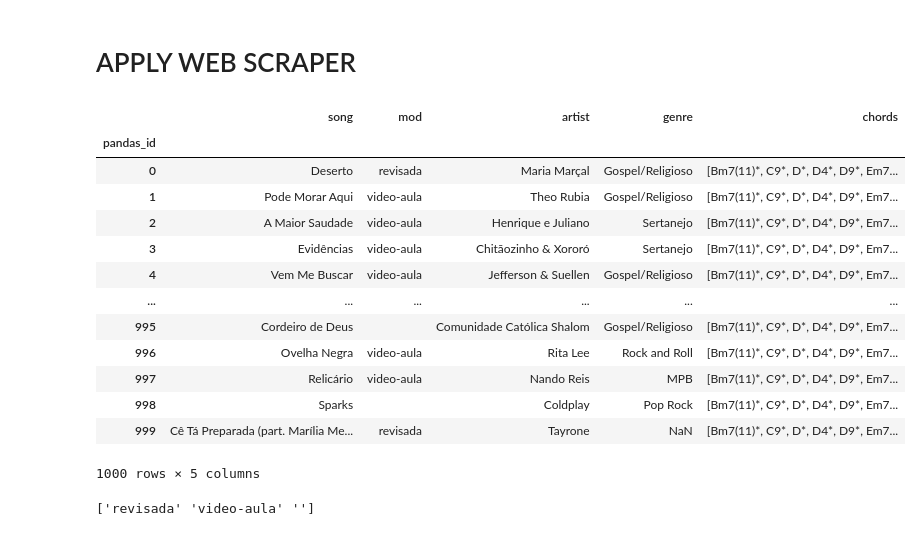
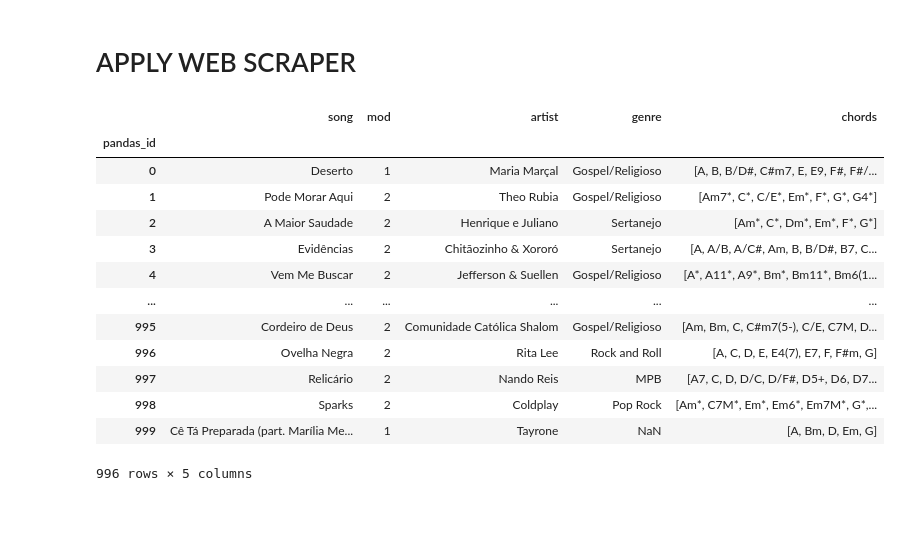
Before and after one commit to JosueFidelis/cinfra-club, a Jupyter notebook: web scraper/scraper.ipynb, the cells around one changed output. Cells and saved outputs as stored; diff of their text form; code cells hidden in the pictures.

Commit message:
fix all musics had the same chords

```diff
--- a/web scraper/scraper.ipynb
+++ b/web scraper/scraper.ipynb
@@ -150,7 +150,7 @@ def get_url(artist_url, song_name_url):
     return song_url
 # %%
 def get_chords(artist_url, song_name_url):
-    r = requests.get(get_url("henrique-e-juliano", "cidade-vizinha"))
+    r = requests.get(get_url(artist_url, song_name_url))
     c = r.content
     soup = BeautifulSoup(c, "html.parser")
     chords = soup.find_all("div", {"class":"chordWrapper"})
@@ -164,27 +164,36 @@ def get_chords(artist_url, song_name_url):
 # %%
 df["chords"] = df.apply(lambda dr: get_chords(dr.url_artist, dr.url_song), axis=1)
 # %%
+def encodeMod (mod):
+    if mod == 'video aula':
+        return 0
+    elif mod == 'revisada':
+        return 1
+    else:
+         return 2
+
+
 df.drop(columns=["genre.url", "url_artist", "url_song"], inplace=True)
 
 df.rename(columns={"name_song": "song", "name_artist": "artist", "genre.name": "genre"}, inplace=True)
 
+df['mod'] = df['mod'].map(encodeMod)
+
+df = df[df['chords'].map(lambda d: len(d)) > 0]
+
 df
 # %% [output]
 |  | song | mod | artist | genre | chords |
 | pandas_id |  |  |  |  |  |
-| 0 | Deserto | revisada | Maria Marçal | Gospel/Religioso | [Bm7(11)*, C9*, D*, D4*, D9*, Em7... |
-| 1 | Pode Morar Aqui | video-aula | Theo Rubia | Gospel/Religioso | [Bm7(11)*, C9*, D*, D4*, D9*, Em7... |
-| 2 | A Maior Saudade | video-aula | Henrique e Juliano | Sertanejo | [Bm7(11)*, C9*, D*, D4*, D9*, Em7... |
-| 3 | Evidências | video-aula | Chitãozinho & Xororó | Sertanejo | [Bm7(11)*, C9*, D*, D4*, D9*, Em7... |
-| 4 | Vem Me Buscar | video-aula | Jefferson & Suellen | Gospel/Religioso | [Bm7(11)*, C9*, D*, D4*, D9*, Em7... |
+| 0 | Deserto | 1 | Maria Marçal | Gospel/Religioso | [A, B, B/D#, C#m7, E, E9, F#, F#/... |
+| 1 | Pode Morar Aqui | 2 | Theo Rubia | Gospel/Religioso | [Am7*, C*, C/E*, Em*, F*, G*, G4*] |
+| 2 | A Maior Saudade | 2 | Henrique e Juliano | Sertanejo | [Am*, C*, Dm*, Em*, F*, G*] |
+| 3 | Evidências | 2 | Chitãozinho & Xororó | Sertanejo | [A, A/B, A/C#, Am, B, B/D#, B7, C... |
+| 4 | Vem Me Buscar | 2 | Jefferson & Suellen | Gospel/Religioso | [A*, A11*, A9*, Bm*, Bm11*, Bm6(1... |
 | ... | ... | ... | ... | ... | ... |
-| 995 | Cordeiro de Deus |  | Comunidade Católica Shalom | Gospel/Religioso | [Bm7(11)*, C9*, D*, D4*, D9*, Em7... |
-| 996 | Ovelha Negra | video-aula | Rita Lee | Rock and Roll | [Bm7(11)*, C9*, D*, D4*, D9*, Em7... |
-| 997 | Relicário | video-aula | Nando Reis | MPB | [Bm7(11)*, C9*, D*, D4*, D9*, Em7... |
-| 998 | Sparks |  | Coldplay | Pop Rock | [Bm7(11)*, C9*, D*, D4*, D9*, Em7... |
-| 999 | Cê Tá Preparada (part. Marília Me... | revisada | Tayrone | NaN | [Bm7(11)*, C9*, D*, D4*, D9*, Em7... |
+| 995 | Cordeiro de Deus | 2 | Comunidade Católica Shalom | Gospel/Religioso | [Am, Bm, C, C#m7(5-), C/E, C7M, D... |
+| 996 | Ovelha Negra | 2 | Rita Lee | Rock and Roll | [A, C, D, E, E4(7), E7, F, F#m, G] |
+| 997 | Relicário | 2 | Nando Reis | MPB | [A7, C, D, D/C, D/F#, D5+, D6, D7... |
+| 998 | Sparks | 2 | Coldplay | Pop Rock | [Am*, C7M*, Em*, Em6*, Em7M*, G*,... |
+| 999 | Cê Tá Preparada (part. Marília Me... | 1 | Tayrone | NaN | [A, Bm, D, Em, G] |
-1000 rows × 5 columns
+996 rows × 5 columns
-# %%
-print(df["mod"].unique())
-# %% [output]
-['revisada' 'video-aula' '']
```
Also changed, not shown: parts of 1 cell of this notebook, 3 other files.
